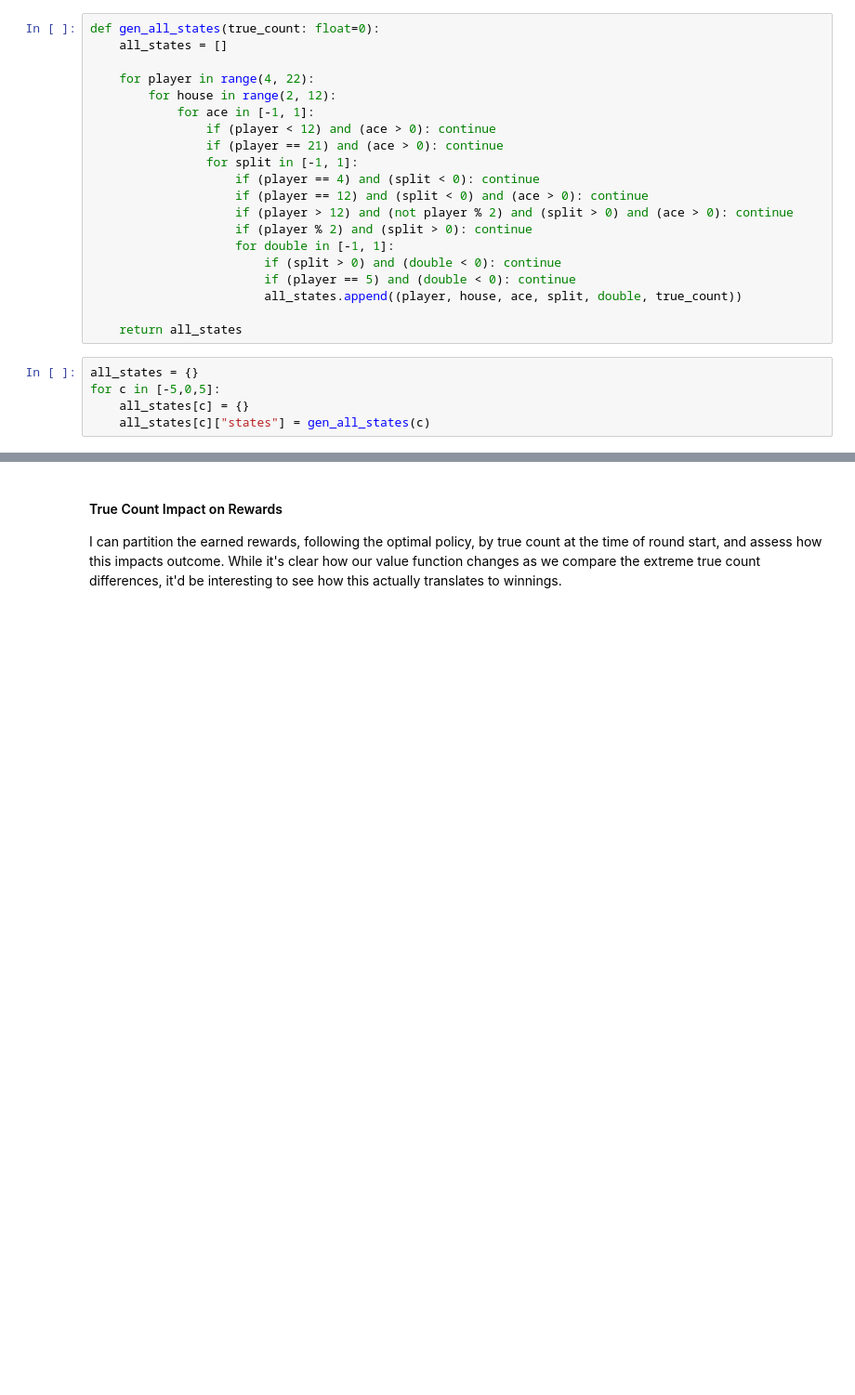
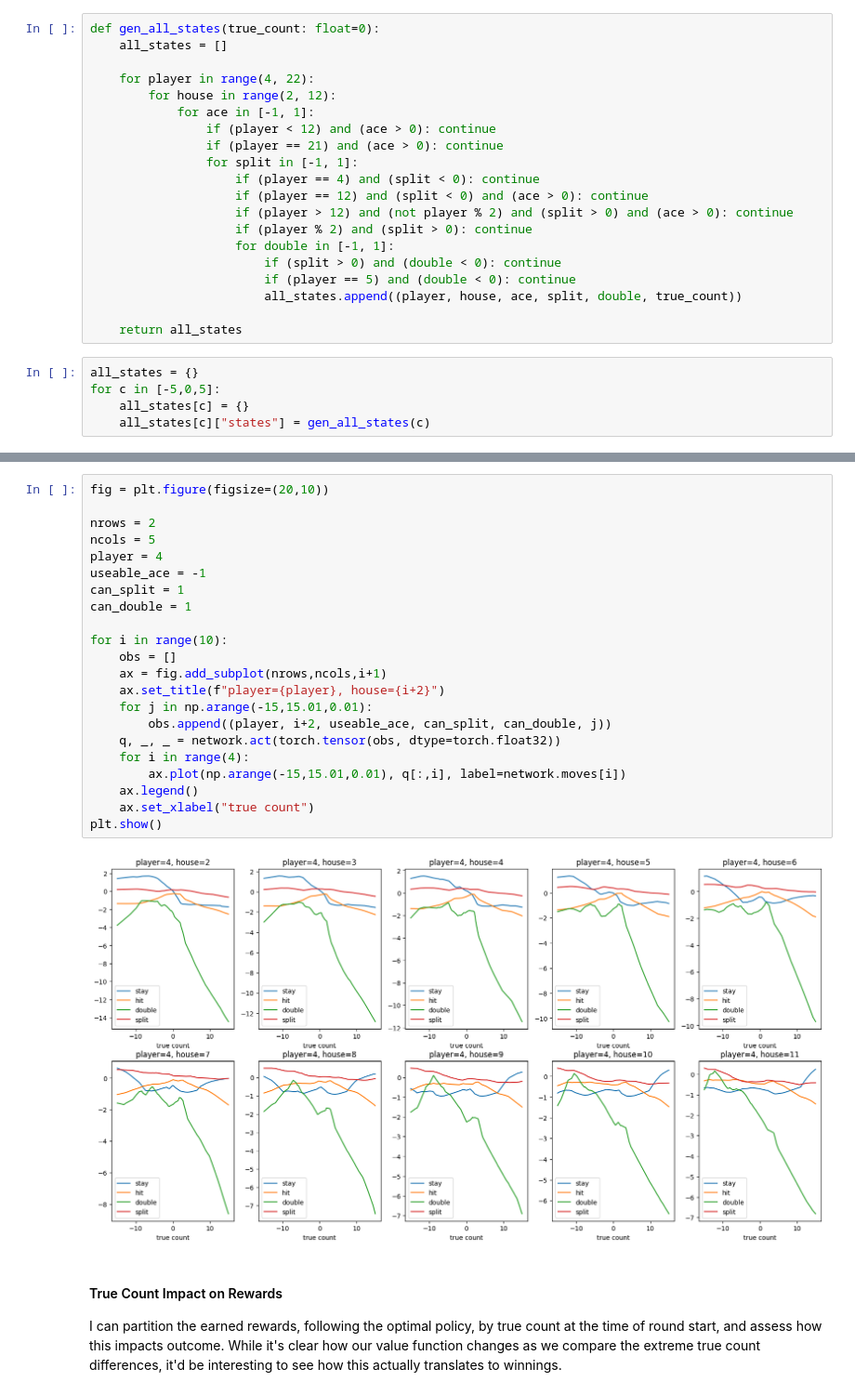
Before and after one commit to petersim1/Blackjack_RL, a Jupyter notebook: Deep_Learning_Count.ipynb, the cells around one changed output, grey strips where cells are left out. Shown at 93% size. Drawn from its saved outputs; the diff is of its cells as text; blank space fills up the shorter version.

```diff
--- a/Deep_Learning_Count.ipynb
+++ b/Deep_Learning_Count.ipynb
@@ -548,3 +646,27 @@ plt.show()
+# %%
+fig = plt.figure(figsize=(20,10))
+
+nrows = 2
+ncols = 5
+player = 4
+useable_ace = -1
+can_split = 1
+can_double = 1
+
+for i in range(10):
+    obs = []
+    ax = fig.add_subplot(nrows,ncols,i+1)
+    ax.set_title(f"player={player}, house={i+2}")
+    for j in np.arange(-15,15.01,0.01):
+        obs.append((player, i+2, useable_ace, can_split, can_double, j))
+    q, _, _ = network.act(torch.tensor(obs, dtype=torch.float32))
+    for i in range(4):
+        ax.plot(np.arange(-15,15.01,0.01), q[:,i], label=network.moves[i])
+    ax.legend()
+    ax.set_xlabel("true count")
+plt.show()
+# %% [output]
+[figure, added]
 # %% [markdown]
 #### True Count Impact on Rewards
 
```
Also changed, not shown: parts of 13 cells of this notebook, 3 other files.
